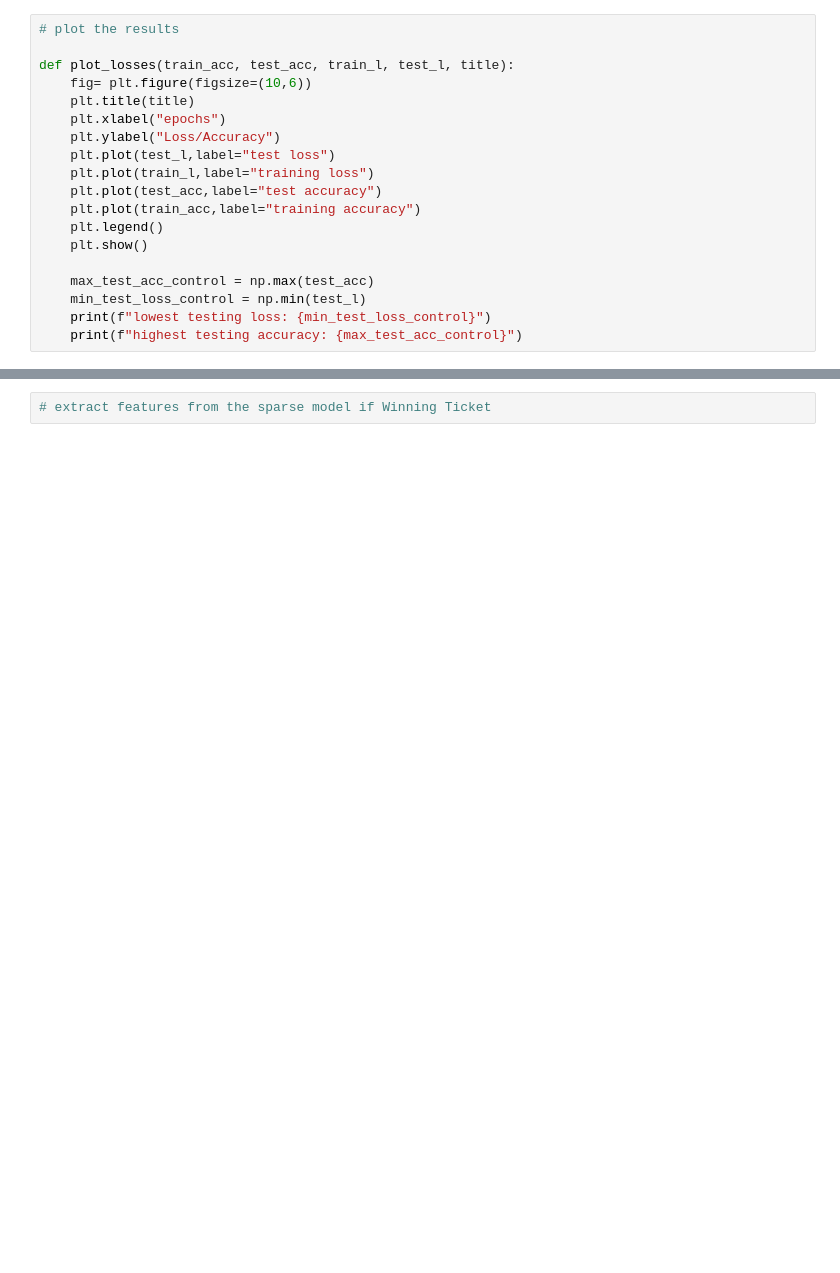
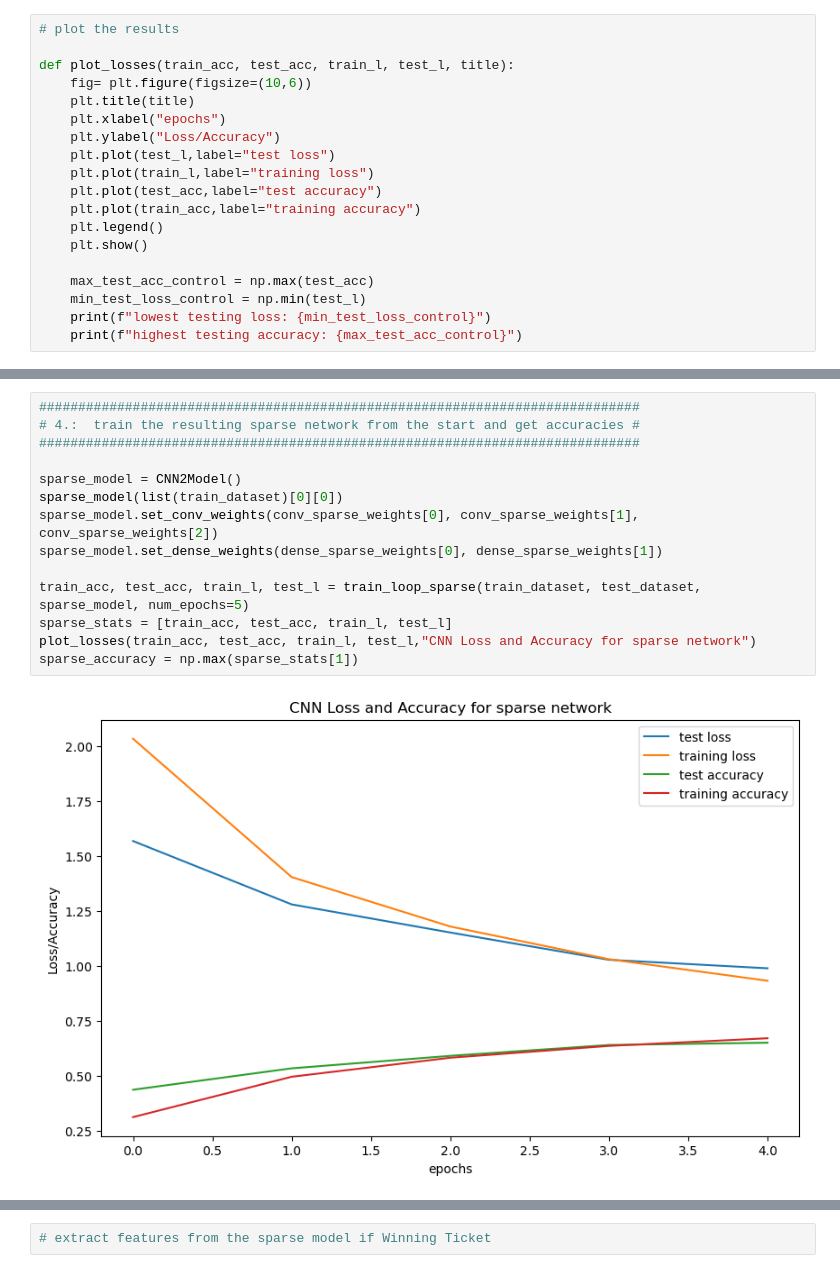
Before and after one commit to Ernalein/TensorflowProjectLTH, a Jupyter notebook: Creating Lottery Tickets.ipynb, the cells around one changed output, grey strips where cells are left out. Cells and saved outputs as stored; diff of their text form; blank space fills up the shorter version.

```diff
--- a/Creating Lottery Tickets.ipynb
+++ b/Creating Lottery Tickets.ipynb
@@ -319,0 +349,16 @@ highest testing accuracy: 0.6948000192642212
+# %%
+#############################################################################
+# 4.:  train the resulting sparse network from the start and get accuracies #
+#############################################################################
+
+sparse_model = CNN2Model()
+sparse_model(list(train_dataset)[0][0])
+sparse_model.set_conv_weights(conv_sparse_weights[0], conv_sparse_weights[1], conv_sparse_weights[2])
+sparse_model.set_dense_weights(dense_sparse_weights[0], dense_sparse_weights[1])
+
+train_acc, test_acc, train_l, test_l = train_loop_sparse(train_dataset, test_dataset, sparse_model, num_epochs=5)
+sparse_stats = [train_acc, test_acc, train_l, test_l]
+plot_losses(train_acc, test_acc, train_l, test_l,"CNN Loss and Accuracy for sparse network")
+sparse_accuracy = np.max(sparse_stats[1])
+# %% [output]
+[figure, added]
```
Also changed, not shown: parts of 15 cells of this notebook.
